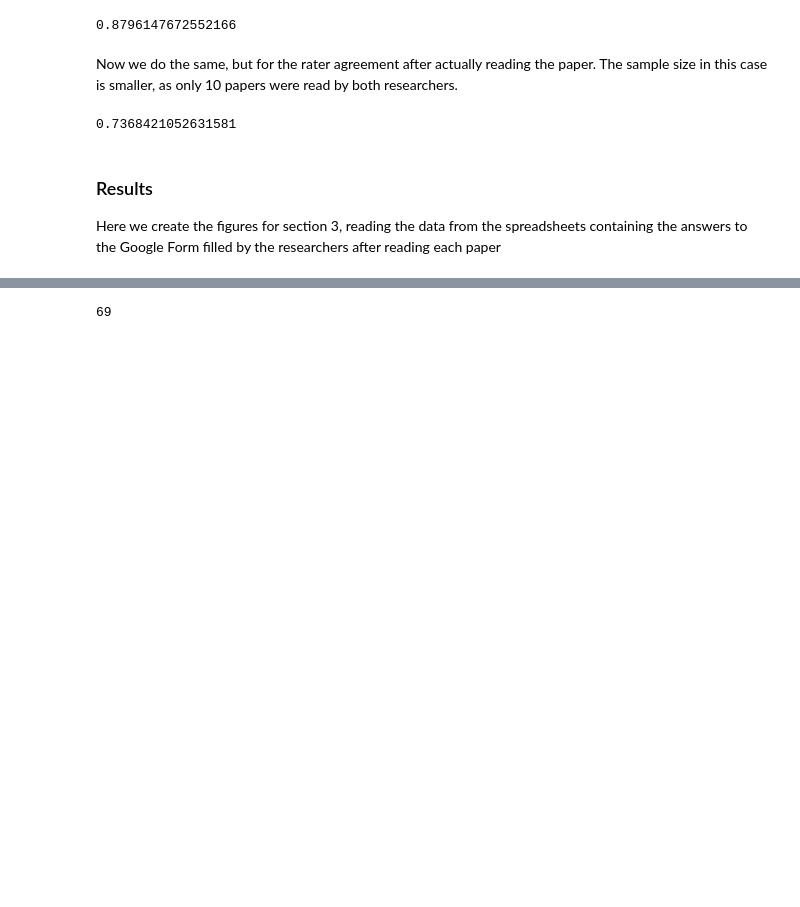
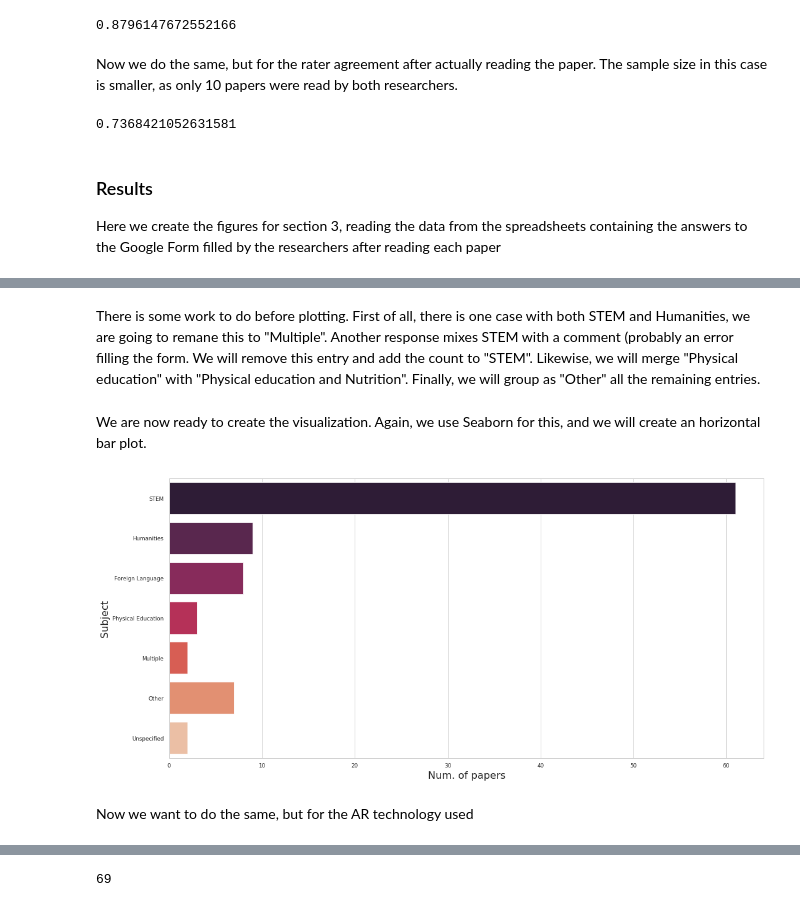
Before and after one commit to Stocastico/AR_SLR_Paper, a Jupyter notebook: create_figures.ipynb, the cells around one changed output, grey strips where cells are left out. Cells and saved outputs as stored; diff of their text form; code cells hidden in the pictures; blank space fills up the shorter version.

Commit message:
Fixed xls, create new figure

```diff
--- a/create_figures.ipynb
+++ b/create_figures.ipynb
@@ -136,3 +148,7 @@ kappa
 ### Results
 
 Here we create the figures for section 3, reading the data from the spreadsheets containing the answers to the Google Form filled by the researchers after reading each paper
+# %%
+df2 = pd.read_excel ('data/AR in Education SLR (Responses).xlsx', sheet_name='OnlyValid', header=0, nrows=92,
+                    usecols='B,C,E:G,I:O,V')
+df2.tail()
@@ -138,0 +180,3 @@ Here we create the figures for section 3, reading the data from the spreadsheets
+# %%
+subjects_resp =df2["What is the subject covered by the app?"].value_counts()
+print(subjects_resp)
@@ -138,0 +200,32 @@ Here we create the figures for section 3, reading the data from the spreadsheets
+# %% [markdown]
+There is some work to do before plotting. First of all, there is one case with both STEM and Humanities, we are going to remane this to "Multiple". Another response mixes STEM with a comment (probably an error filling the form. We will remove this entry and add the count to "STEM". Likewise, we will merge "Physical education" with "Physical education and Nutrition". Finally, we will group as "Other" all the remaining entries.
+# %%
+subjects_modified = {"STEM":0, "Humanities":0, "Foreign Language":0, "Physical Education":0,
+                     "Multiple":0, "Other":0, "Unspecified":0}
+subjects_dict =  dict(subjects_resp)
+subjects_modified["STEM"] = subjects_dict["STEM (Math, Physics, Engineering, Chemistry, Infromatics, ...)"] + subjects_dict["STEM (Math, Physics, Engineering, Chemistry, Infromatics, ...), Museum. Different Animals, etc."]
+subjects_modified["Humanities"] = subjects_dict["Humanities (First language, Art, History, Music, ...)"]
+subjects_modified["Foreign Language"] = subjects_dict["Foreign language"]
+subjects_modified["Physical Education"] = subjects_dict["Physical education"] + subjects_dict["Physiscal education and Nutrition"]
+subjects_modified["Multiple"] = subjects_dict["STEM (Math, Physics, Engineering, Chemistry, Infromatics, ...), Humanities (First language, Art, History, Music, ...)"]
+subjects_modified["Unspecified"] = subjects_dict["Unspecified"]
+# Just sum together all the others
+subjects_modified["Other"] = 7
+subjects = pd.DataFrame.from_dict(subjects_modified, orient='index', columns=['Num. of papers'])
+subjects.reset_index(inplace=True)
+subjects = subjects.rename(columns={"index":"Subject"})
+# %% [markdown]
+We are now ready to create the visualization. Again, we use Seaborn for this, and we will create an horizontal bar plot.
+# %%
+sns.set(rc={'figure.figsize':(15, 7)})
+sns.set_style("whitegrid")
+sns.despine()
+sns.set_context("paper", rc={"axes.titlesize":8,"axes.labelsize":16})
+
+sns.barplot(x='Num. of papers', y='Subject', data=subjects, palette="rocket")
+plt.tight_layout()
+plt.savefig('figures/subjects.svg', dpi=300)
+# %% [output]
+[figure, added]
+# %% [markdown]
+Now we want to do the same, but for the AR technology used
```
Also changed, not shown: parts of 10 cells of this notebook, 2 other files.
